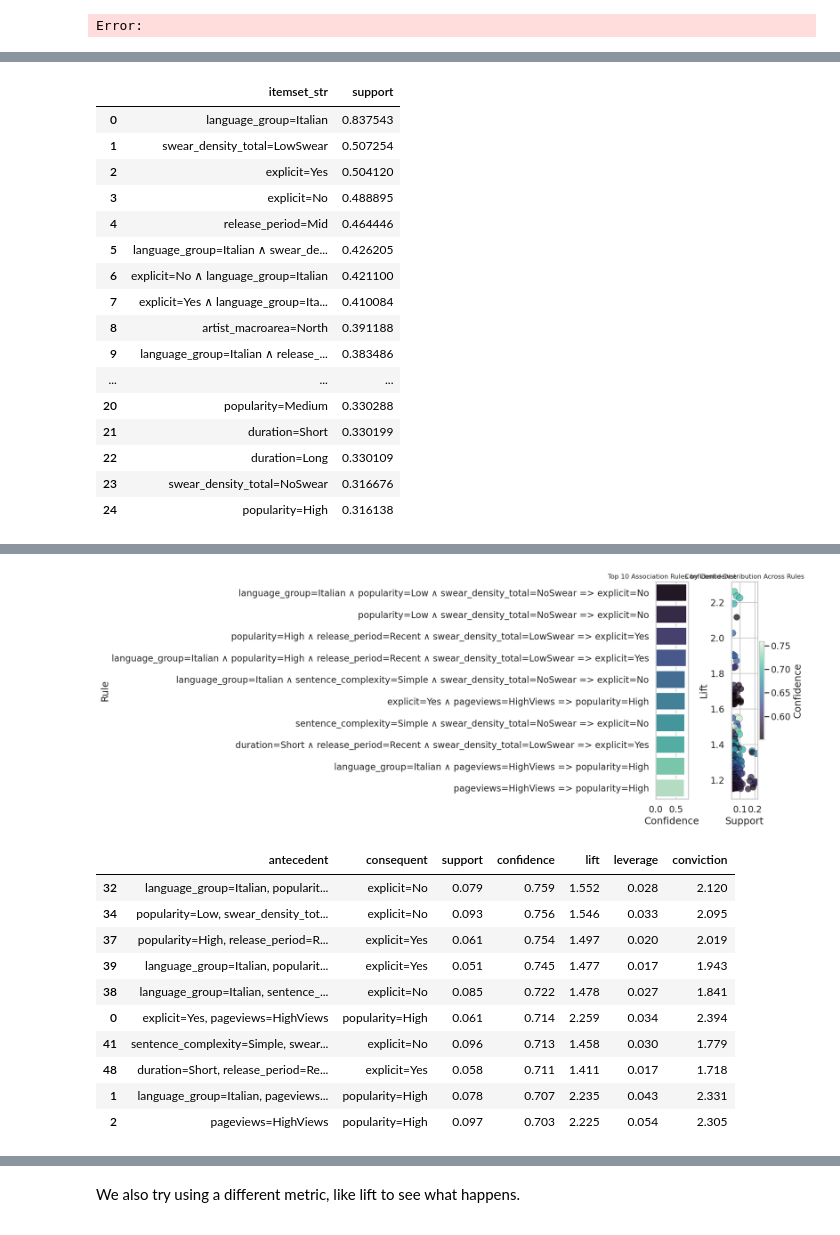
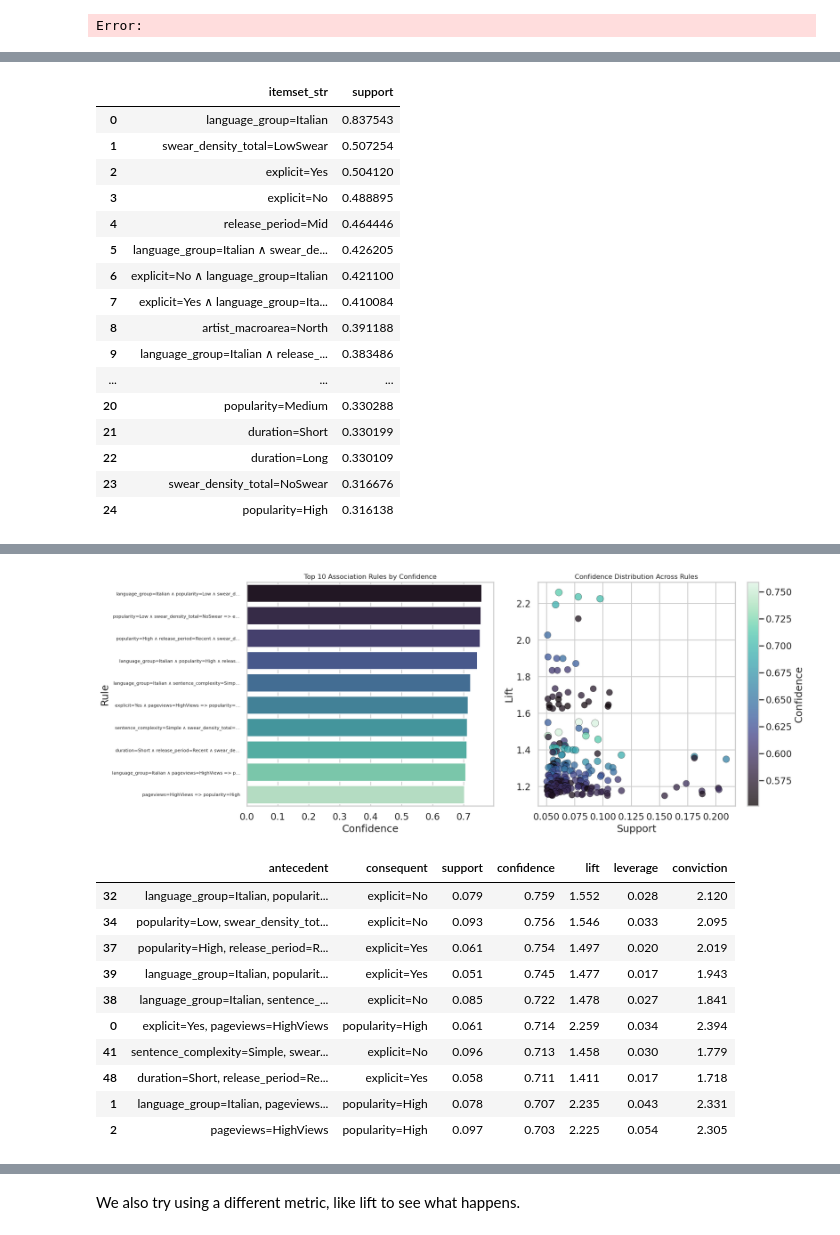
Before and after one commit to simonegrandinetti/ML_first_project, a Jupyter notebook: main_project.ipynb, the cells around one changed output, grey strips where cells are left out. Drawn from its saved outputs; the diff is of its cells as text; code cells hidden in the pictures.

Commit message:
some more visualisation changes

```diff
--- a/main_project.ipynb
+++ b/main_project.ipynb
@@ -2253,14 +2253,18 @@ if association_rules.empty:
 else:
     confidence_rules_display = association_rules.copy()
     top_confidence_rules = confidence_rules_display.nlargest(10, "confidence").copy()
+    max_rule_label_chars = 50
+    top_confidence_rules["rule_pretty_short"] = top_confidence_rules["rule_pretty"].map(
+        lambda s: s if len(s) <= max_rule_label_chars else s[: max_rule_label_chars - 1] + "…"
+    )
 
     fig, axes = plt.subplots(1, 2, figsize=(18, 7))
 
     sns.barplot(
         data=top_confidence_rules,
-        y="rule_pretty",
+        y="rule_pretty_short",
         x="confidence",
-        hue="rule_pretty",
+        hue="rule_pretty_short",
         palette="mako",
         legend=False,
         ax=axes[0],
@@ -2268,6 +2272,7 @@ else:
     axes[0].set_title("Top 10 Association Rules by Confidence", fontsize=12)
     axes[0].set_xlabel("Confidence")
     axes[0].set_ylabel("Rule")
+    axes[0].tick_params(axis="y", labelsize=8)
 
     scatter = axes[1].scatter(
         confidence_rules_display["support"],
@@ -2320,34 +2325,34 @@ else:
 | 3 | explicit=No | 0.488895 |
 | 4 | release_period=Mid | 0.464446 |
 | 5 | language_group=Italian ∧ swear_de... | 0.426205 |
 | 6 | explicit=No ∧ language_group=Italian | 0.421100 |
 | 7 | explicit=Yes ∧ language_group=Ita... | 0.410084 |
 | 8 | artist_macroarea=North | 0.391188 |
 | 9 | language_group=Italian ∧ release_... | 0.383486 |
 | ... | ... | ... |
 | 20 | popularity=Medium | 0.330288 |
 | 21 | duration=Short | 0.330199 |
 | 22 | duration=Long | 0.330109 |
 | 23 | swear_density_total=NoSwear | 0.316676 |
 | 24 | popularity=High | 0.316138 |
 |  | antecedent | consequent | support | confidence | lift | leverage | conviction |
 | 0 | explicit=Yes, pageviews=HighViews | popularity=High | 0.061 | 0.714 | 2.259 | 0.034 | 2.394 |
 | 1 | language_group=Italian, pageviews... | popularity=High | 0.078 | 0.707 | 2.235 | 0.043 | 2.331 |
 | 2 | pageviews=HighViews | popularity=High | 0.097 | 0.703 | 2.225 | 0.054 | 2.305 |
 | 3 | pageviews=HighViews, swear_densit... | popularity=High | 0.058 | 0.693 | 2.192 | 0.032 | 2.228 |
 | 4 | pageviews=HighViews | language_group=Italian, popularit... | 0.078 | 0.564 | 2.116 | 0.041 | 1.681 |
 | 5 | pageviews=HighViews, release_peri... | popularity=High | 0.051 | 0.641 | 2.027 | 0.026 | 1.904 |
 | 6 | language_group=Italian, release_p... | duration=Long | 0.051 | 0.630 | 1.907 | 0.024 | 1.809 |
 | 7 | release_period=Classic, swear_den... | duration=Long | 0.059 | 0.627 | 1.899 | 0.028 | 1.796 |
 | 8 | duration=Short, language_group=It... | release_period=Recent | 0.064 | 0.645 | 1.899 | 0.031 | 1.859 |
 | 9 | duration=Short, popularity=High | release_period=Recent | 0.076 | 0.635 | 1.871 | 0.035 | 1.811 |
 | ... | ... | ... | ... | ... | ... | ... | ... |
 | 25 | duration=Short, mood_label=neutral | release_period=Recent | 0.052 | 0.559 | 1.646 | 0.021 | 1.497 |
 | 26 | duration=Short, explicit=Yes, lan... | release_period=Recent | 0.084 | 0.558 | 1.645 | 0.033 | 1.496 |
 | 27 | artist_macroarea=North, popularit... | release_period=Recent | 0.069 | 0.557 | 1.640 | 0.027 | 1.490 |
 | 28 | duration=Short, explicit=Yes | release_period=Recent | 0.104 | 0.556 | 1.638 | 0.041 | 1.487 |
 | 29 | bpm=Medium, duration=Short, langu... | release_period=Recent | 0.053 | 0.554 | 1.631 | 0.020 | 1.480 |
-[figure, old version]
+[figure, new version]
 |  | antecedent | consequent | support | confidence | lift | leverage | conviction |
 | 32 | language_group=Italian, popularit... | explicit=No | 0.079 | 0.759 | 1.552 | 0.028 | 2.120 |
 | 34 | popularity=Low, swear_density_tot... | explicit=No | 0.093 | 0.756 | 1.546 | 0.033 | 2.095 |
```
Also changed, not shown: parts of 1 cell of this notebook.
